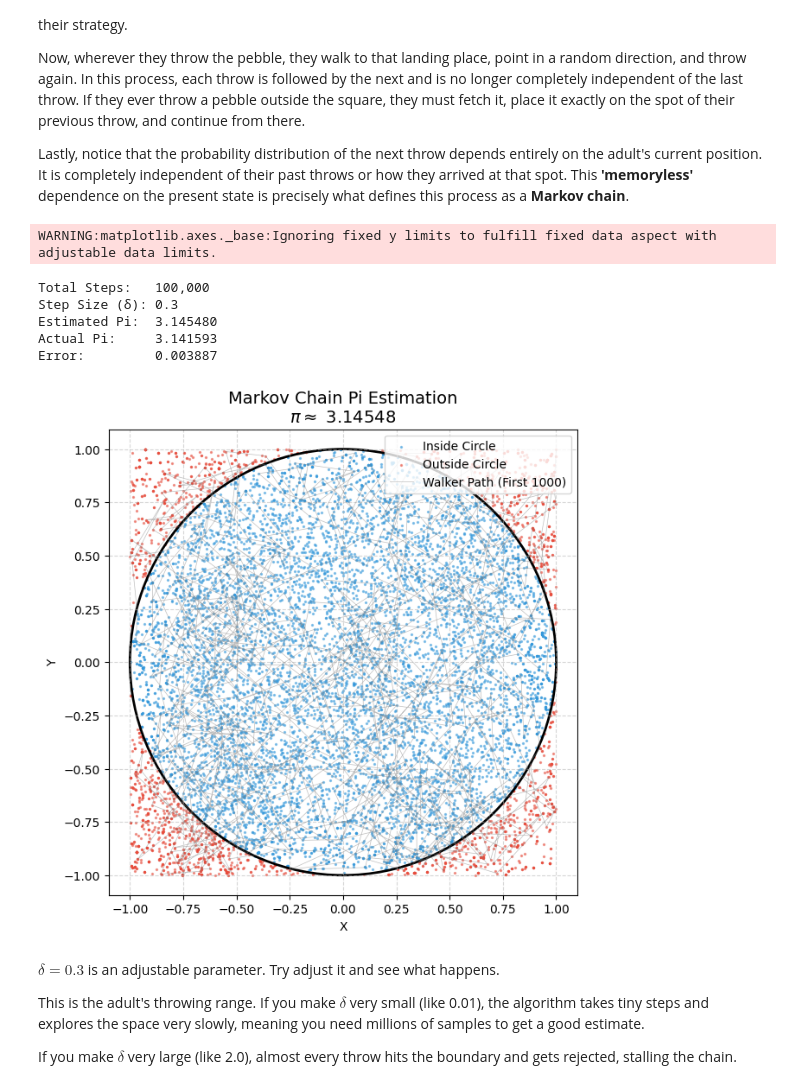
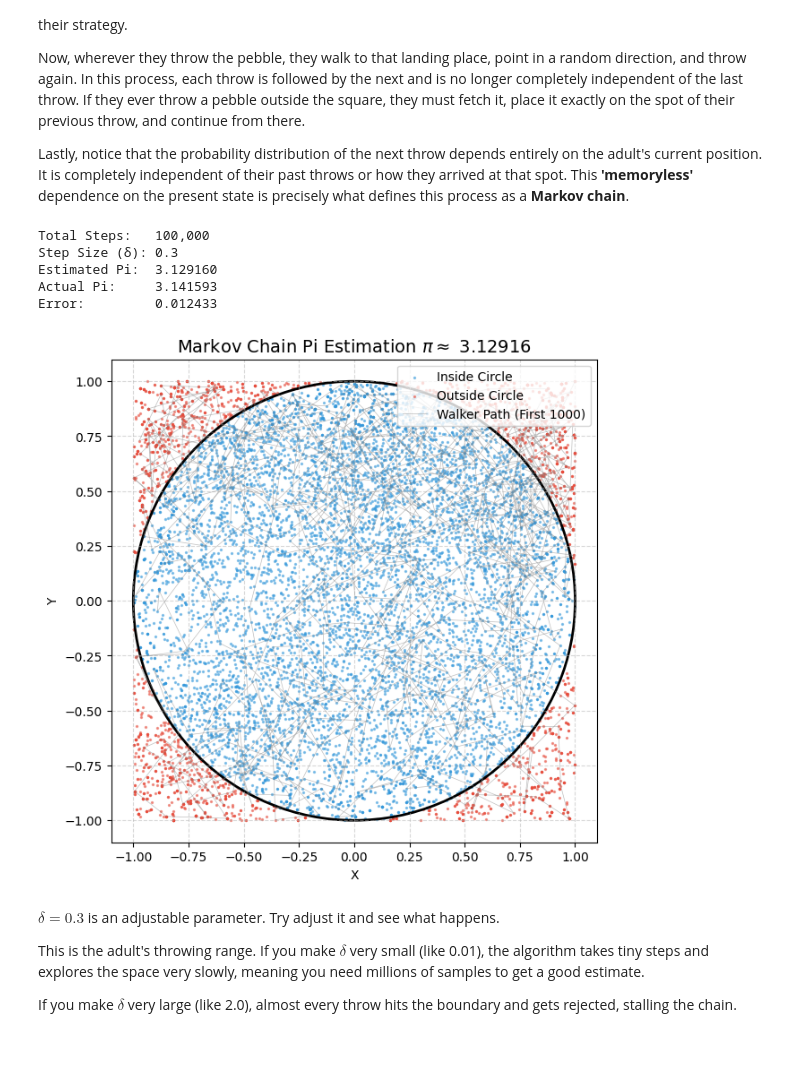
Before and after one commit to RENSHUZHE/HKU-DQMC, a Jupyter notebook: DQMC_Part_1_Prerequisite.ipynb, the cells around one changed output. Cells and saved outputs as stored; diff of their text form; code cells hidden in the pictures; blank space fills up the shorter version.

```diff
--- a/DQMC_Part_1_Prerequisite.ipynb
+++ b/DQMC_Part_1_Prerequisite.ipynb
@@ -118,42 +118,40 @@ def markov_pi(num_samples=100000, delta=0.01):
     distances = x_history**2 + y_history**2
     inside = distances < 1.0
 
     # Plot the points (using a smaller sample size to prevent the plot from becoming a solid block of colour)
     plot_limit = min(num_samples, 10000)
 
     plt.scatter(x_history[:plot_limit][inside[:plot_limit]], y_history[:plot_limit][inside[:plot_limit]],
                 color='#3498db', s=2, alpha=0.5, label='Inside Circle')
     plt.scatter(x_history[:plot_limit][~inside[:plot_limit]], y_history[:plot_limit][~inside[:plot_limit]],
                 color='#e74c3c', s=2, alpha=0.5, label='Outside Circle')
 
     # Draw a faint line connecting the first 1000 steps to show the "Random Walk" path
     plt.plot(x_history[:1000], y_history[:1000], color='gray', linewidth=0.5, alpha=0.5, label='Walker Path (First 1000)')
 
     # Draw the boundary circle
     circle = plt.Circle((0, 0), 1, color='black', fill=False, linewidth=2)
     plt.gca().add_patch(circle)
 
-    plt.title(f"Markov Chain Pi Estimation\n$\pi \\approx$ {pi_estimate:.5f}", fontsize=14)
+    plt.title(fr"Markov Chain Pi Estimation $\pi \approx$ {pi_estimate:.5f}", fontsize=14)
     plt.xlabel("X")
     plt.ylabel("Y")
-    plt.axis("equal")
     plt.xlim(-1.1, 1.1)
     plt.ylim(-1.1, 1.1)
     plt.legend(loc='upper right')
     plt.grid(True, linestyle='--', alpha=0.5)
 
     plt.show()
 
 # Run the simulation (feel free to change the delta value to see how it affects the chain)
 markov_pi(num_samples=100000, delta=0.3)
 # %% [output]
-WARNING:matplotlib.axes._base:Ignoring fixed y limits to fulfill fixed data aspect with adjustable data limits.
+Total Steps:   100,000
+Step Size (δ): 0.3
+Estimated Pi:  3.129160
+Actual Pi:     3.141593
+Error:         0.012433
-Total Steps:   100,000
-Step Size (δ): 0.3
-Estimated Pi:  3.145480
-Actual Pi:     3.141593
-Error:         0.003887
-[figure, old version]
+[figure, new version]
 # %% [markdown]
 $\delta=0.3$ is an adjustable parameter. Try adjust it and see what happens.
 
```
Also changed, not shown: parts of 1 cell of this notebook.
